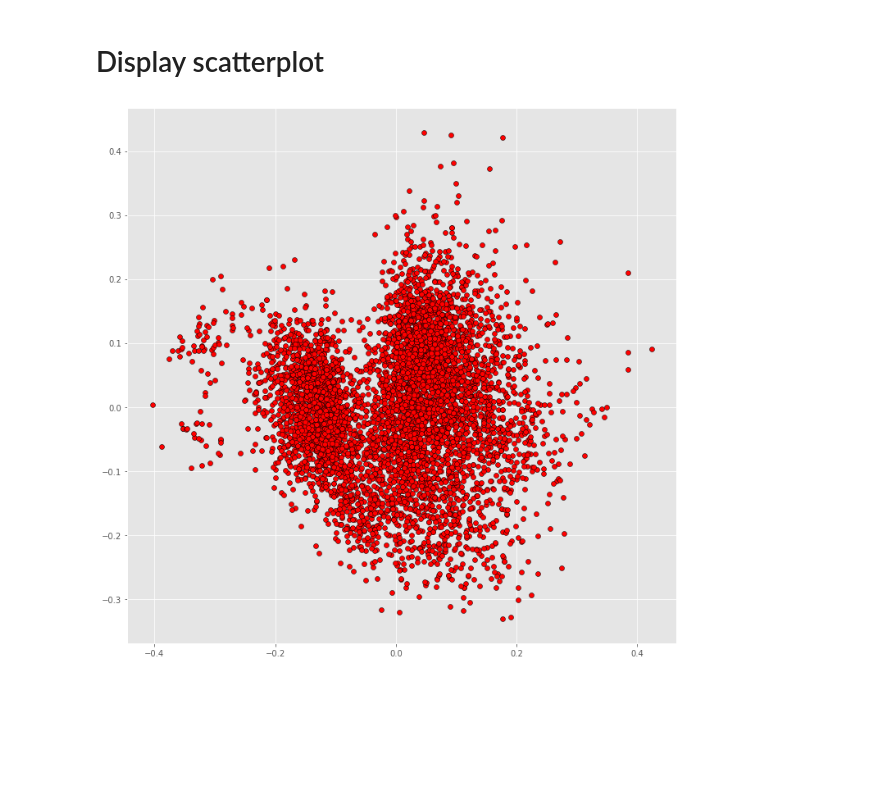
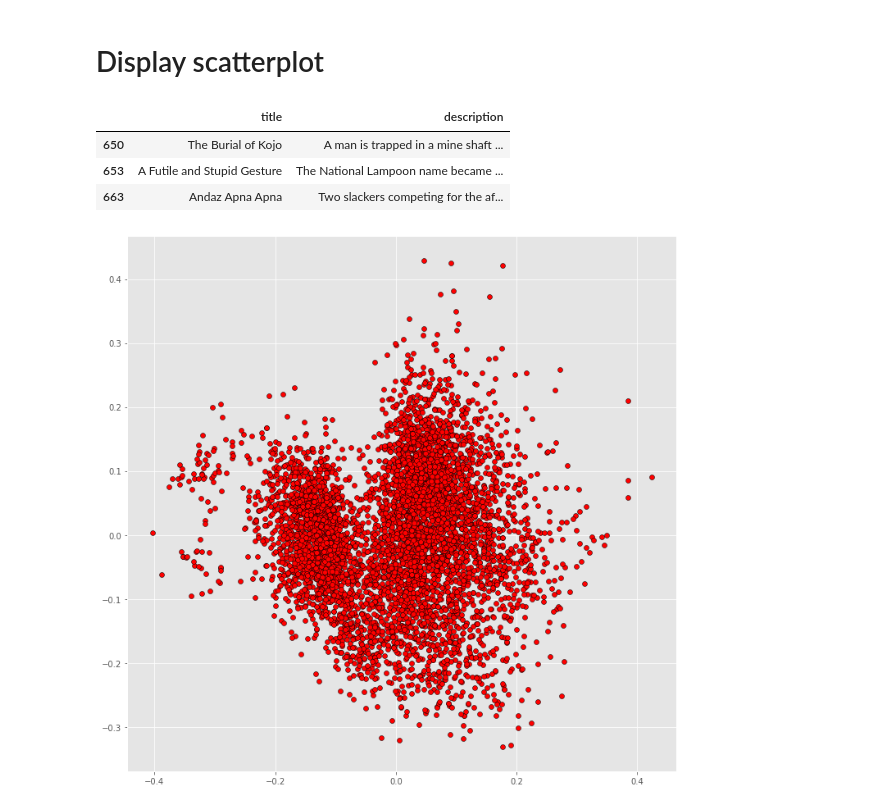
Before and after one commit to hsi-cy/dissertation, a Jupyter notebook: spacy.ipynb, the cells around one changed output. Saved outputs shown, nothing was run; the diff lists cells and outputs as text; code cells hidden in the pictures; blank space fills up the shorter version.

```diff
--- a/spacy.ipynb
+++ b/spacy.ipynb
@@ -152,6 +152,13 @@ def display_pca_scatterplot(titles, vec):
 # titles = np.random.choice(netflix_df['title'].values, size = 1000).tolist()
 titles = netflix_df['title'].values.tolist()
 titles = [title.lower() for title in titles]
+# %%
+netflix_df[netflix_df.duplicated()]
+# %% [output]
+|  | title | description |
+| 650 | The Burial of Kojo | A man is trapped in a mine shaft ... |
+| 653 | A Futile and Stupid Gesture | The National Lampoon name became ... |
+| 663 | Andaz Apna Apna | Two slackers competing for the af... |
 # %%
 display_pca_scatterplot(titles, title_vec)
 # %% [output]
```
Also changed, not shown: parts of 9 cells of this notebook.
